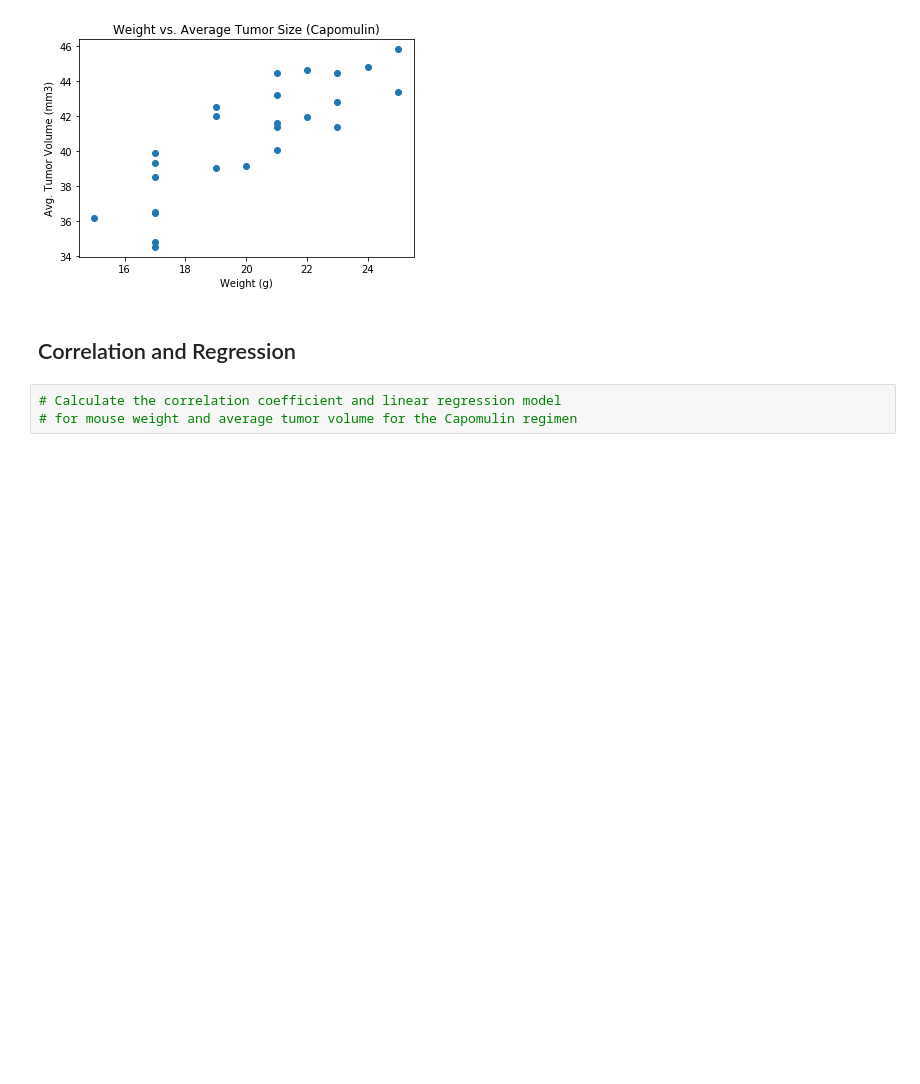
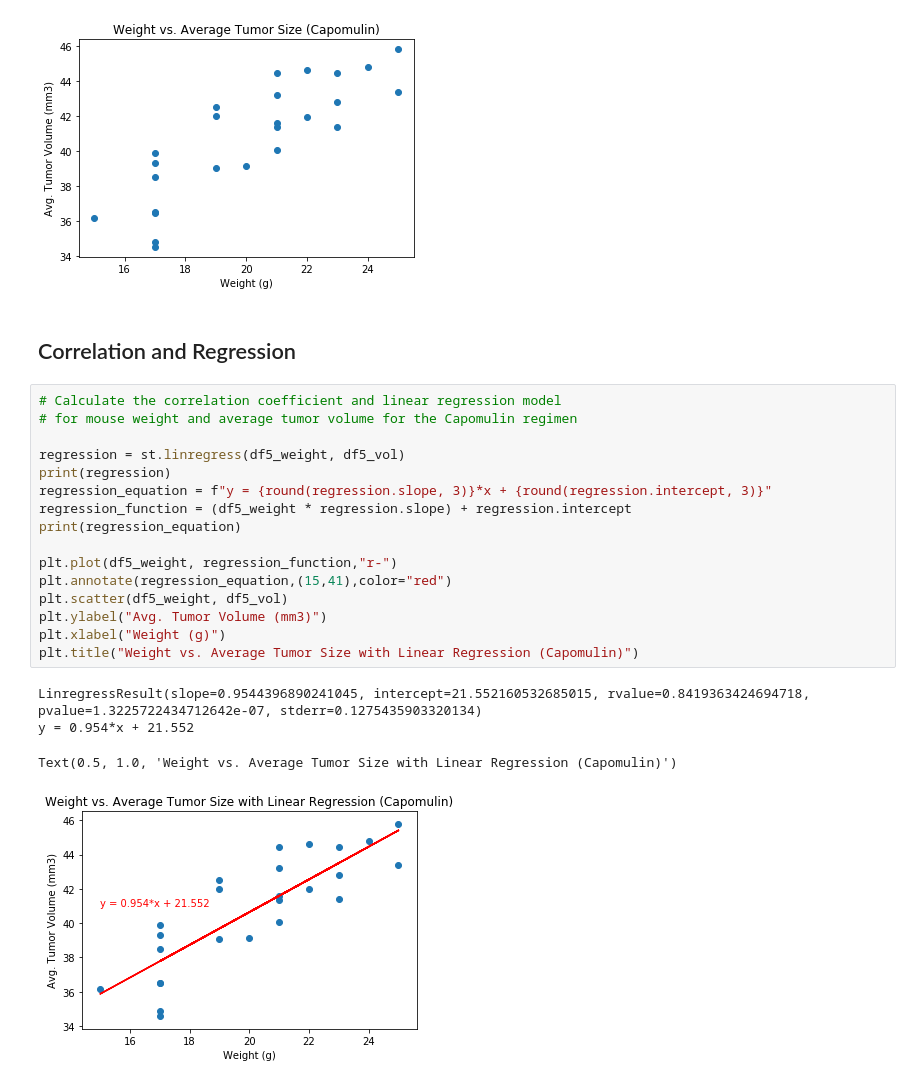
Before and after one commit to bonem97/Matplotlib-Challenge, a Jupyter notebook: pymaceuticals.ipynb, the cells around one changed output. Saved outputs shown, nothing was run; the diff lists cells and outputs as text; blank space fills up the shorter version.

Commit message:
finished final scatter plot

```diff
--- a/pymaceuticals.ipynb
+++ b/pymaceuticals.ipynb
@@ -294,6 +294,24 @@ Text(0.5, 1.0, 'Weight vs. Average Tumor Size (Capomulin)')
 [figure]
 # %% [markdown]
 ## Correlation and Regression
-# %%
-# Calculate the correlation coefficient and linear regression model
-# for mouse weight and average tumor volume for the Capomulin regimen
+# %%
+# Calculate the correlation coefficient and linear regression model
+# for mouse weight and average tumor volume for the Capomulin regimen
+
+regression = st.linregress(df5_weight, df5_vol)
+print(regression)
+regression_equation = f"y = {round(regression.slope, 3)}*x + {round(regression.intercept, 3)}"
+regression_function = (df5_weight * regression.slope) + regression.intercept
+print(regression_equation)
+
+plt.plot(df5_weight, regression_function,"r-")
+plt.annotate(regression_equation,(15,41),color="red")
+plt.scatter(df5_weight, df5_vol)
+plt.ylabel("Avg. Tumor Volume (mm3)")
+plt.xlabel("Weight (g)")
+plt.title("Weight vs. Average Tumor Size with Linear Regression (Capomulin)")
+# %% [output]
+LinregressResult(slope=0.9544396890241045, intercept=21.552160532685015, rvalue=0.8419363424694718, pvalue=1.3225722434712642e-07, stderr=0.1275435903320134)
+y = 0.954*x + 21.552
+Text(0.5, 1.0, 'Weight vs. Average Tumor Size with Linear Regression (Capomulin)')
+[figure, added]
```
